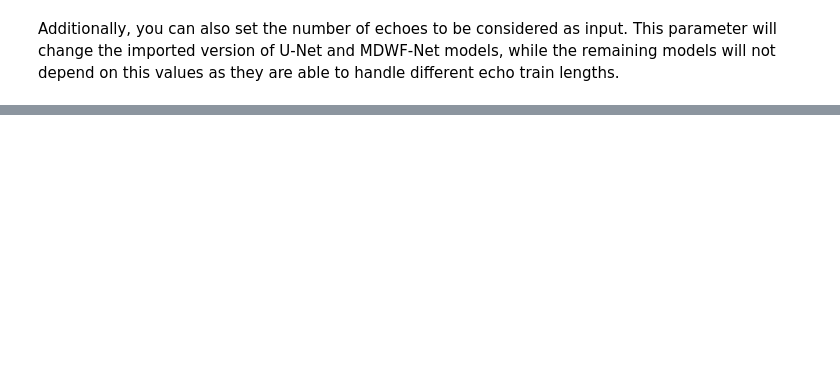
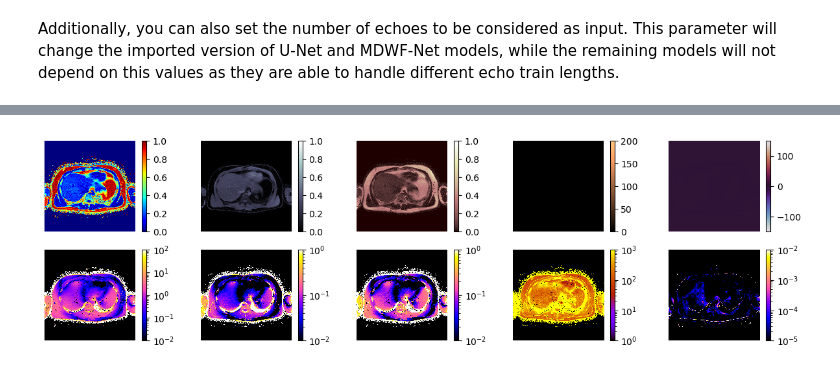
Before and after one commit to jpmeneses/IDEAL-GAN, a Jupyter notebook: try-models.ipynb, the cells around one changed output, grey strips where cells are left out. Drawn from its saved outputs; the diff is of its cells as text; code cells hidden in the pictures; blank space fills up the shorter version.

```diff
--- a/try-models.ipynb
+++ b/try-models.ipynb
@@ -308,18 +311,17 @@ plt.show()
 if A2B_var is not None:
     from matplotlib.colors import LogNorm
 
-    w_aux = np.squeeze(tf.abs(tf.complex(A2B[:,0,:,:,0],A2B[:,0,:,:,1])))
-    f_aux = np.squeeze(tf.abs(tf.complex(A2B[:,1,:,:,0],A2B[:,1,:,:,1])))
-    r2_aux = np.squeeze(A2B[:,2,:,:,1])*r2_sc
-    field_aux = np.squeeze(A2B[:,2,:,:,0])*fm_sc
-    PDFF_aux = f_aux/(w_aux+f_aux)
-    PDFF_aux[np.isnan(PDFF_aux)] = 0.0
+    W_var = np.squeeze(tf.abs(tf.complex(A2B_var[:,0,:,:,:1],A2B_var[:,0,:,:,1:])),axis=0)
+    WF_var = np.squeeze(tf.abs(tf.complex(A2B_var[:,1,:,:,:1],A2B_var[:,1,:,:,1:])),axis=0)
+    F_var = np.squeeze(tf.abs(tf.complex(A2B_var[:,3,:,:,:1],A2B_var[:,3,:,:,1:])),axis=0)
+    r2s_var = np.squeeze(A2B_var[:,-1,:,:,1:],axis=0)*(r2_sc**2)
+    field_var = np.squeeze(A2B_var[:,-1,:,:,:1],axis=0)*(fm_sc**2)
 
-    W_var = np.squeeze(tf.abs(tf.complex(A2B_var[:,0,:,:,0],A2B_var[:,0,:,:,1])))
-    WF_var = np.squeeze(tf.abs(tf.complex(A2B_var[:,1,:,:,0],A2B_var[:,1,:,:,1])))
-    F_var = np.squeeze(tf.abs(tf.complex(A2B_var[:,3,:,:,0],A2B_var[:,3,:,:,1])))
-    r2s_var = np.squeeze(A2B_var[:,-1,:,:,1])*(r2_sc**2)
-    field_var = np.squeeze(A2B_var[:,-1,:,:,0])*(fm_sc**2)
+    PDFF_var = F_var/(f_m_aux**2 + 1e-8)
+    PDFF_var -= 2 * WF_var / (f_m_aux*(w_m_aux+f_m_aux) + 1e-8)
+    PDFF_var += (W_var + F_var + 2*WF_var)/(w_m_aux + f_m_aux + 1e-8)
+    PDFF_var *= f_m_aux**2 / (w_m_aux+f_m_aux + 1e-4)**2 #[W_var,WF_var,F_var]
+    PDFF_var[PDFF_var<=0.0] = 1e-2
 
     fig, axs = plt.subplots(figsize=(15, 4), nrows=2, ncols=5)
 
@@ -328,12 +330,12 @@ if A2B_var is not None:
                             interpolation='none', vmin=0, vmax=1)
     fig.colorbar(FF_ok, ax=axs[0,0])
     axs[0,0].axis('off')
-    W_ok =  axs[0,1].imshow(w_aux, cmap='bone',
+    W_ok =  axs[0,1].imshow(w_m_aux, cmap='bone',
                             interpolation='none', vmin=0, vmax=1)
     fig.colorbar(W_ok, ax=axs[0,1])
     axs[0,1].axis('off')
 
-    F_ok =  axs[0,2].imshow(f_aux, cmap='pink',
+    F_ok =  axs[0,2].imshow(f_m_aux, cmap='pink',
                             interpolation='none', vmin=0, vmax=1)
     fig.colorbar(F_ok, ax=axs[0,2])
     axs[0,2].axis('off')
@@ -343,32 +345,40 @@ if A2B_var is not None:
     fig.colorbar(r2_ok, ax=axs[0,3])
     axs[0,3].axis('off')
 
     field_ok =  axs[0,4].imshow(field_aux, cmap='twilight',
                                 interpolation='none', vmin=-fm_sc/2, vmax=fm_sc/2)
     fig.colorbar(field_ok, ax=axs[0,4])
     axs[0,4].axis('off')
 
-    WF_uq = axs[1,0].matshow(WF_var, cmap='gnuplot2',
-                            norm=LogNorm(vmin=1e-2,vmax=1e0))
+    WF_uq = axs[1,0].matshow(PDFF_var, cmap='gnuplot2',
+                            norm=LogNorm(vmin=1e-2,vmax=1e2))
     fig.colorbar(WF_uq, ax=axs[1,0])
     axs[1,0].axis('off')
 
     W_uq = axs[1,1].matshow(W_var, cmap='gnuplot2',
                             norm=LogNorm(vmin=1e-2,vmax=1e0))
     fig.colorbar(W_uq, ax=axs[1,1])
     axs[1,1].axis('off')
 
     F_uq = axs[1,2].matshow(F_var, cmap='gnuplot2',
                             norm=LogNorm(vmin=1e-2,vmax=1e0))
     fig.colorbar(F_uq, ax=axs[1,2])
     axs[1,2].axis('off')
 
     r2s_uq=axs[1,3].matshow(r2s_var, cmap='gnuplot',
                           norm=LogNorm(vmin=1e0,vmax=1e3))
     fig.colorbar(r2s_uq, ax=axs[1,3])
     axs[1,3].axis('off')
 
     field_uq = axs[1,4].matshow(field_var, cmap='gnuplot2',
                                 norm=LogNorm(vmin=1e-5,vmax=1e-2))
     fig.colorbar(field_uq, ax=axs[1,4])
     axs[1,4].axis('off')
+
+    # Update maps to be saved in MAT file
+    PDFF_vars.append(PDFF_var*1e4)
+    WF_vars.append(np.expand_dims(np.concatenate([W_var,WF_var,F_var],axis=-1), axis=-2))
+    R2_vars.append(r2s_var)
+    FM_vars.append(field_var)
+# %% [output]
+[figure, added]
```
Also changed, not shown: parts of 5 cells of this notebook.
